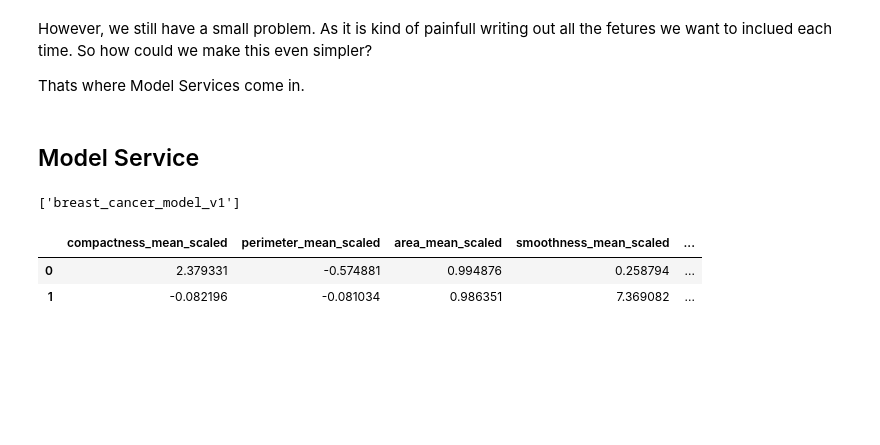
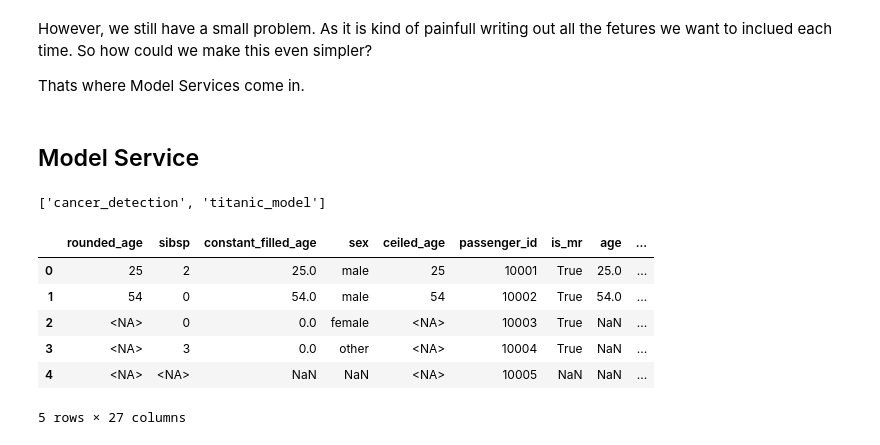
Before and after one commit to MatsMoll/aligned-example-otovo, a Jupyter notebook: example.ipynb, the cells around one changed output. Saved outputs shown, nothing was run; the diff lists cells and outputs as text; code cells hidden in the pictures; blank space fills up the shorter version.

```diff
--- a/example.ipynb
+++ b/example.ipynb
@@ -164,0 +19,6 @@ Lets simulate how it could look.
+# %%
+# The online store, which use the online source
+online_store = await FileSource.from_path("feature-store.json").feature_store()
+
+# The offline store, which use the batch sources
+feature_store: FeatureStore = online_store.offline_store()
@@ -219,13 +216,17 @@ Thats where Model Services come in.
 # %%
 online_store.all_models
 # %% [output]
-['breast_cancer_model_v1']
+['cancer_detection', 'titanic_model']
 # %%
-model_data = await online_store.model("breast_cancer_model_v1").features_for({
-    'scan_id': [1, 2]
+model_data = await online_store.model("titanic_model").features_for({
+    'passenger_id': [10001, 10002, 10003, 10004, 10005]
 }).to_df()
 model_data
 # %% [output]
-|  | compactness_mean_scaled | perimeter_mean_scaled | area_mean_scaled | smoothness_mean_scaled | ... |
-| 0 | 2.379331 | -0.574881 | 0.994876 | 0.258794 | ... |
-| 1 | -0.082196 | -0.081034 | 0.986351 | 7.369082 | ... |
+|  | rounded_age | sibsp | constant_filled_age | sex | ceiled_age | passenger_id | is_mr | age | ... |
+| 0 | 25 | 2 | 25.0 | male | 25 | 10001 | True | 25.0 | ... |
+| 1 | 54 | 0 | 54.0 | male | 54 | 10002 | True | 54.0 | ... |
+| 2 | <NA> | 0 | 0.0 | female | <NA> | 10003 | True | NaN | ... |
+| 3 | <NA> | 3 | 0.0 | other | <NA> | 10004 | True | NaN | ... |
+| 4 | <NA> | <NA> | NaN | NaN | <NA> | 10005 | NaN | NaN | ... |
+5 rows × 27 columns
```
Also changed, not shown: parts of 42 cells of this notebook, 24 other files.
